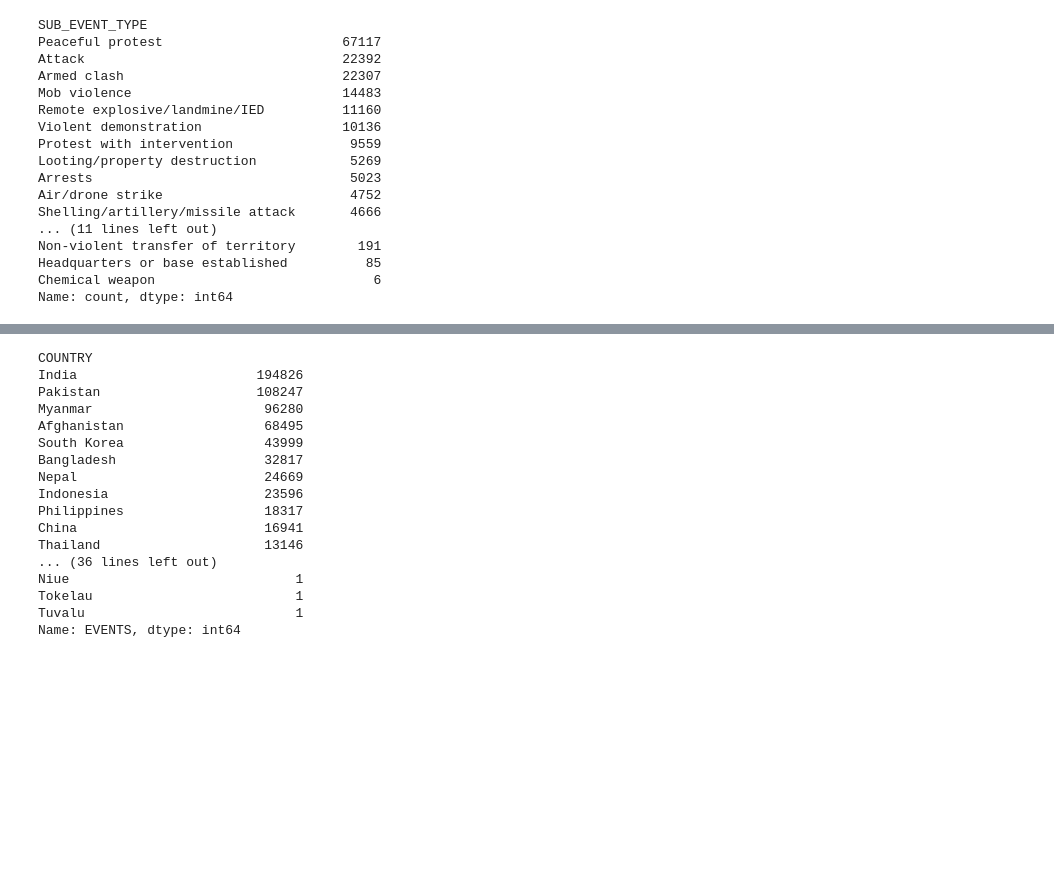
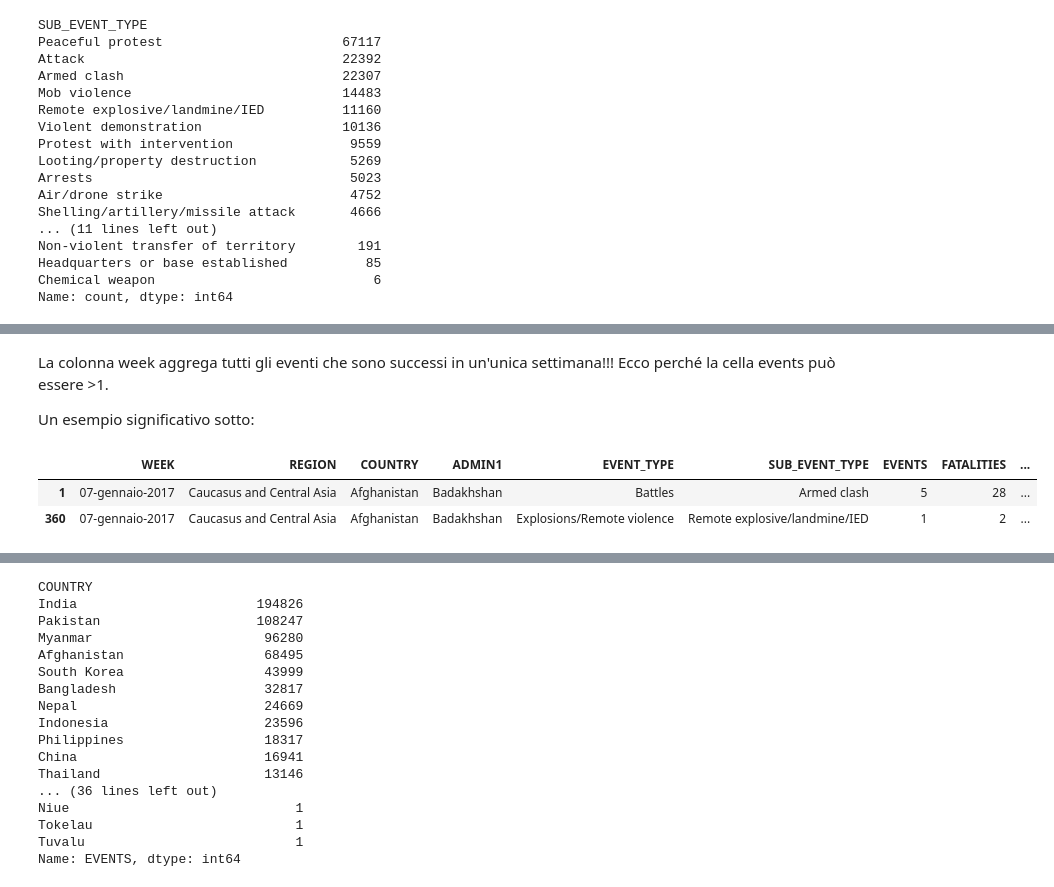
Before and after one commit to group-pi-dataviz/group-pi-dataviz.github.io, a Jupyter notebook: scripts/data_preprocessing.ipynb, the cells around one changed output, grey strips where cells are left out. Drawn from its saved outputs; the diff is of its cells as text; code cells hidden in the pictures; blank space fills up the shorter version.

```diff
--- a/scripts/data_preprocessing.ipynb
+++ b/scripts/data_preprocessing.ipynb
@@ -98,0 +159,11 @@ Name: count, dtype: int64
+# %% [markdown]
+La colonna week aggrega tutti gli eventi che sono successi in un'unica settimana!!! Ecco perché la cella events può essere >1.
+
+Un esempio significativo sotto:
+# %%
+# ADMIN1 = 'Badakhshan' e WEEK = '07/01/2017'
+data[(data['ADMIN1'] == 'Badakhshan') & (data['WEEK'] == '07-gennaio-2017')]
+# %% [output]
+|  | WEEK | REGION | COUNTRY | ADMIN1 | EVENT_TYPE | SUB_EVENT_TYPE | EVENTS | FATALITIES | ... |
+| 1 | 07-gennaio-2017 | Caucasus and Central Asia | Afghanistan | Badakhshan | Battles | Armed clash | 5 | 28 | ... |
+| 360 | 07-gennaio-2017 | Caucasus and Central Asia | Afghanistan | Badakhshan | Explosions/Remote violence | Remote explosive/landmine/IED | 1 | 2 | ... |
```
Also changed, not shown: parts of 20 cells of this notebook, 5 other files.
